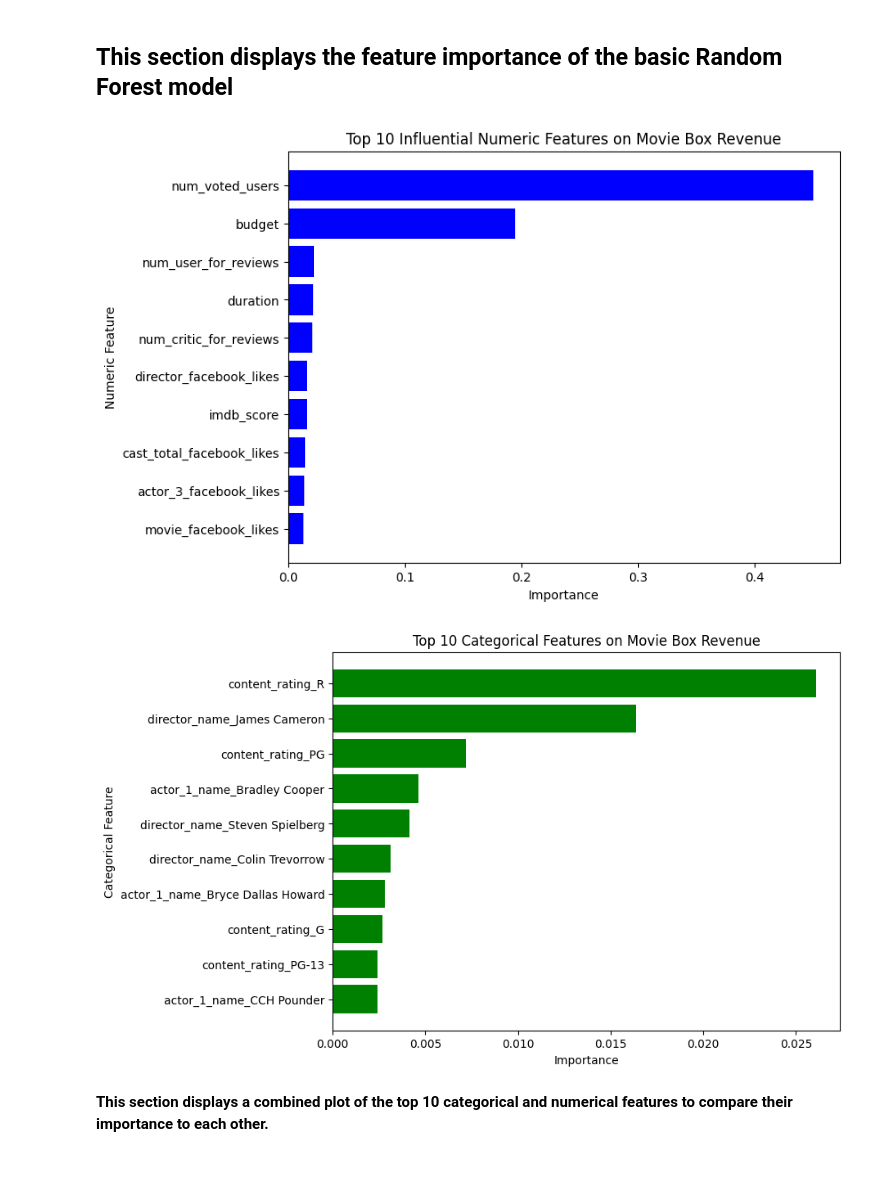
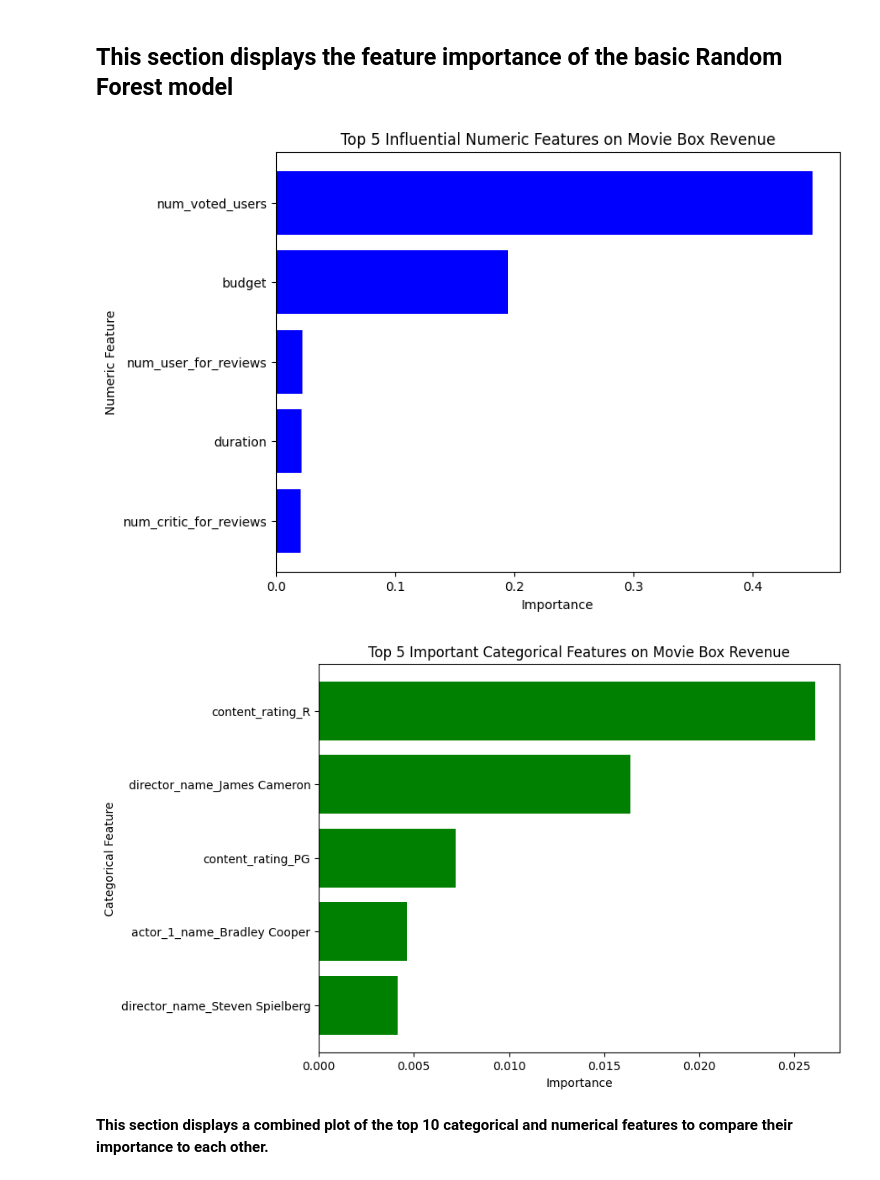
Before and after one commit to LegallyNotBlonde/Movie_Analysis, a Jupyter notebook: Main_Code_Colab.ipynb, the cells around one changed output. Saved outputs shown, nothing was run; the diff lists cells and outputs as text; code cells hidden in the pictures.

```diff
--- a/Main_Code_Colab.ipynb
+++ b/Main_Code_Colab.ipynb
@@ -478,39 +478,39 @@ else:
 
 # Creating a DataFrame for feature importances
 features_importance_df = pd.DataFrame({'Feature': all_feature_names, 'Importance': importances})
 
 # Identifying one-hot encoded categorical features based on their prefixes
 categorical_encoded_features = [col for col in all_feature_names if any(col.startswith(prefix) for prefix in categorical_features)]
 
 # Identify numeric features (based on columns types 'int64' or 'float64')
 numeric_features = X.select_dtypes(include=['int64', 'float64']).columns
 
 # Creating DataFrames for numeric and categorical features
 numeric_importance_df = features_importance_df[features_importance_df['Feature'].isin(numeric_features)]
 categorical_importance_df = features_importance_df[features_importance_df['Feature'].isin(categorical_encoded_features)]
 
 # Sorting and selecting the top 10 most influential features for each type
-top_numeric_features = numeric_importance_df.sort_values(by='Importance', ascending=False).head(10)
-top_categorical_features = categorical_importance_df.sort_values(by='Importance', ascending=False).head(10)
+top_numeric_features = numeric_importance_df.sort_values(by='Importance', ascending=False).head(5)
+top_categorical_features = categorical_importance_df.sort_values(by='Importance', ascending=False).head(5)
 
 # Plotting the top 10 numeric features
 plt.figure(figsize=(8, 6))
 plt.barh(top_numeric_features['Feature'][::-1], top_numeric_features['Importance'][::-1], color='blue')
 plt.xlabel('Importance')
 plt.ylabel('Numeric Feature')
-plt.title('Top 10 Influential Numeric Features on Movie Box Revenue')
+plt.title('Top 5 Influential Numeric Features on Movie Box Revenue')
 plt.show()
 
 # Plotting the top 10 categorical features
 plt.figure(figsize=(8, 6))
 plt.barh(top_categorical_features['Feature'][::-1], top_categorical_features['Importance'][::-1], color='green')
 plt.xlabel('Importance')
 plt.ylabel('Categorical Feature')
-plt.title('Top 10 Important Categorical Features on Movie Box Revenue')
+plt.title('Top 5 Important Categorical Features on Movie Box Revenue')
 plt.show()
 # %% [output]
-[figure, old version]
+[figure, new version]
-[figure, old version]
+[figure, new version]
 # %% [markdown]
 **This section displays a combined plot of the top 10 categorical and numerical features to compare their importance to each other.**
 # %%
```
Also changed, not shown: parts of 8 cells of this notebook, 7 other files.
